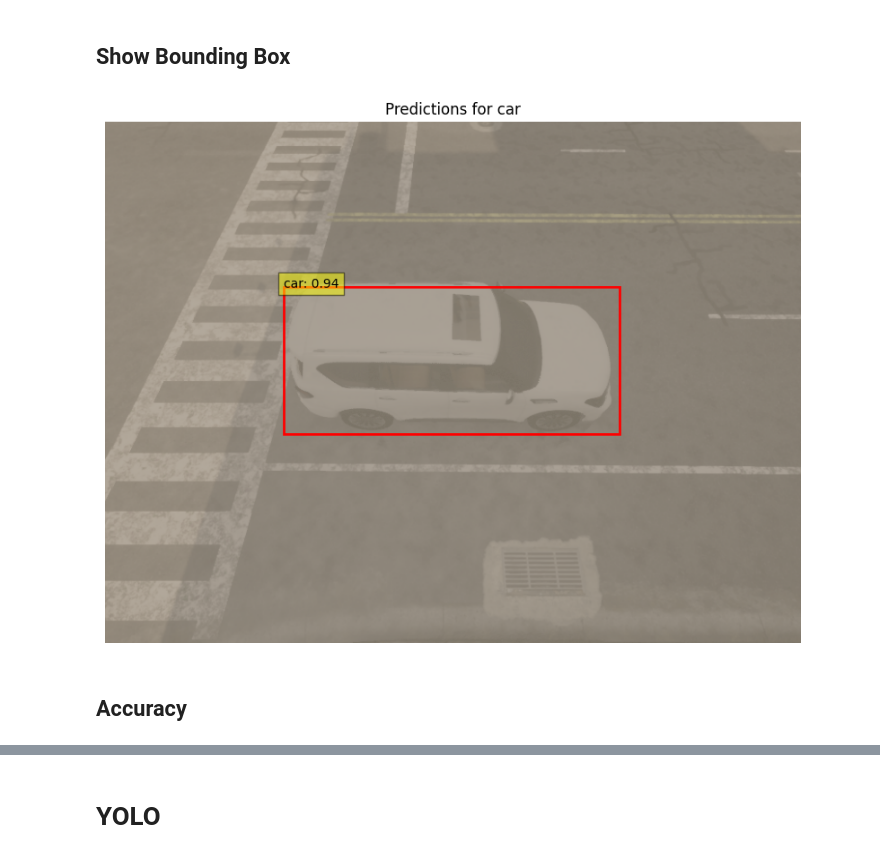
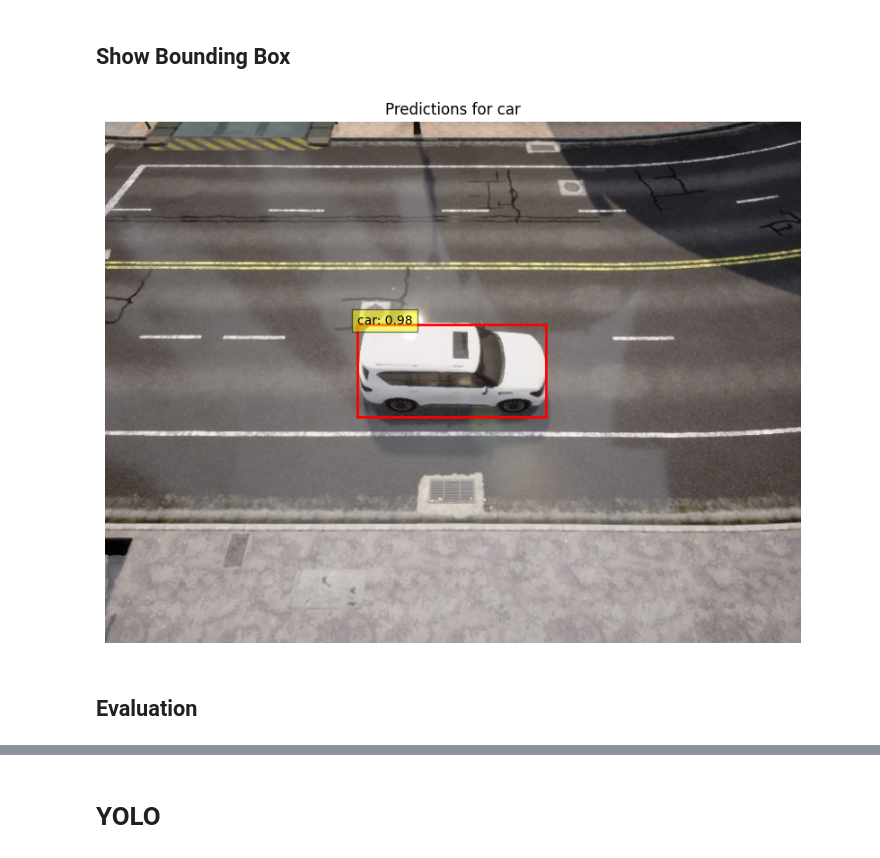
Before and after one commit to AlessandroSciarrillo/ethics_project, a Jupyter notebook: object_detection_attacks.ipynb, the cells around one changed output, grey strips where cells are left out. Saved outputs shown, nothing was run; the diff lists cells and outputs as text; code cells hidden in the pictures.

```diff
--- a/object_detection_attacks.ipynb
+++ b/object_detection_attacks.ipynb
@@ -251,0 +241,8 @@ dataset.img_names[:10]  # Show first 10 image names
+# %%
+DATA_ROOT = f'/mnt/ssd1t/datasets/PADetBench/generated_datasets_PADetBench'
+LABEL_PATH = f'{DATA_ROOT}/car/vehicle_clean_entire/annotations/instances_val2017.json'
+LABEL = "car"
+IDX_LABEL = 3
+DETECTION_THRESHOLD = 0.5
+ATTACK_TYPES = ["3d2fool", 'active', 'appa', 'camou', 'dta', 'fca', 'poopatch', 'random', 'rpau']
+transform = FasterRCNN_ResNet50_FPN_Weights.COCO_V1.transforms()
@@ -251,0 +255,4 @@ dataset.img_names[:10]  # Show first 10 image names
+# %%
+dataset = get_adv_car_dataset(DATA_ROOT, "clean", LABEL, transform)
+dataloader = DataLoader(dataset, batch_size=1, shuffle=False)
+print('Dataset length:', len(dataloader))
@@ -252,15 +261,15 @@ dataset.img_names[:10]  # Show first 10 image names
 # %%
-idx_sample = 2
+idx_sample = 65
 sample = dataset[idx_sample][0]
+bboxes = dataset[idx_sample][2]
 
-# Revert normalization for visualization
-#mean = np.array(transform.mean)
-#std = np.array(transform.std)
-mean = np.array([0.485, 0.456, 0.406])
-std = np.array([0.229, 0.224, 0.225])
+ax = plt.gca()
+for bbox in bboxes:
+    x, y, w, h = bbox
+    rect = plt.Rectangle((x, y), w, h, fill=False, color='lime', linewidth=2)
+    ax.add_patch(rect)
+
 img = sample.permute(1, 2, 0).cpu().numpy()
-img = (img * std) + mean
-img = np.clip(img, 0, 1)
 plt.imshow(img)
 plt.title(dataset[idx_sample][1])
 plt.axis('off')
@@ -278,39 +285,30 @@ model = model.eval()
 # %% [markdown]
 ## Show Bounding Box
 # %%
-# Perform inference on a single image
-idx_sample = 1
 image, label = dataset[idx_sample]
-#image = transform(Image.open('/content/generated_datasets_PADetBench/person/walker_mtd_weather/val2017/000023.png').convert('RGB'))
-image = image.unsqueeze(0).to(device)  # Add batch dimension and move to device
+image = image.unsqueeze(0).to(device)
 
 with torch.no_grad():
     prediction = model(image)
 
-# Plot the image and bounding boxes
 img = image.squeeze(0).permute(1, 2, 0).cpu().numpy()
-mean = np.array([0.485, 0.456, 0.406])
-std = np.array([0.229, 0.224, 0.225])
-img = (img * std) + mean
-img = np.clip(img, 0, 1)
 
 plt.figure(figsize=(10, 10))
 plt.imshow(img)
 ax = plt.gca()
 
 for box, score, label in zip(prediction[0]['boxes'], prediction[0]['scores'], prediction[0]['labels']):
-    # Filter by score threshold (e.g., 0.5)
-    if score > 0.5:
+    if score > DETECTION_THRESHOLD:
         x1, y1, x2, y2 = box.tolist()
         rect = plt.Rectangle((x1, y1), x2 - x1, y2 - y1, fill=False, color='red', linewidth=2)
         ax.add_patch(rect)
         label_name = COCO_LBL_NAMES[label.item()]
         ax.text(x1, y1, f'{label_name}: {score:.2f}', bbox={'facecolor': 'yellow', 'alpha': 0.5})
 
 plt.title(f"Predictions for {dataset[idx_sample][1]}")
 plt.axis('off')
 plt.show()
 # %% [output]
-[figure, old version]
+[figure, new version]
 # %% [markdown]
-## Accuracy
+## Evaluation
```
Also changed, not shown: parts of 29 cells of this notebook.
